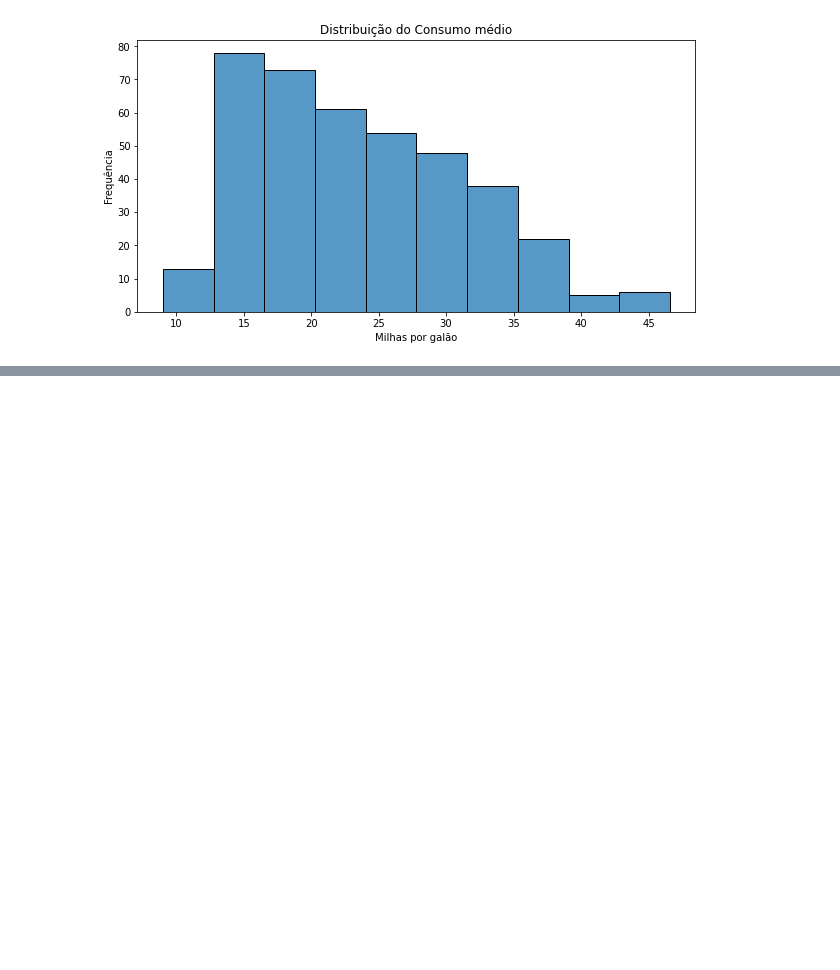
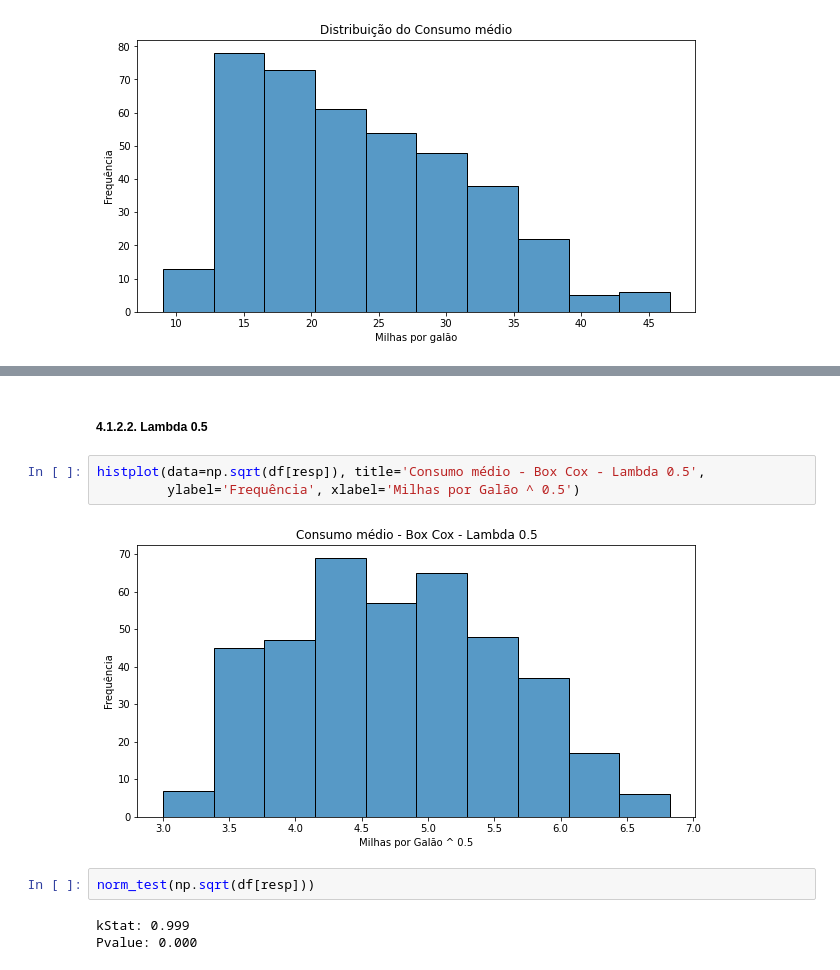
Before and after one commit to bruna-calistrate/AdvancedStatistics-Course, a Jupyter notebook: PyrhonStatistics.ipynb, the cells around one changed output, grey strips where cells are left out. Cells and saved outputs as stored; diff of their text form; blank space fills up the shorter version.

```diff
--- a/PyrhonStatistics.ipynb
+++ b/PyrhonStatistics.ipynb
@@ -232,0 +336,12 @@ histplot(data=df, x=resp,
+# %% [markdown]
+##### 4.1.2.2. Lambda 0.5
+# %%
+histplot(data=np.sqrt(df[resp]), title='Consumo médio - Box Cox - Lambda 0.5',
+         ylabel='Frequência', xlabel='Milhas por Galão ^ 0.5')
+# %% [output]
+[figure, added]
+# %%
+norm_test(np.sqrt(df[resp]))
+# %% [output]
+kStat: 0.999
+Pvalue: 0.000
```
Also changed, not shown: parts of 35 cells of this notebook.
